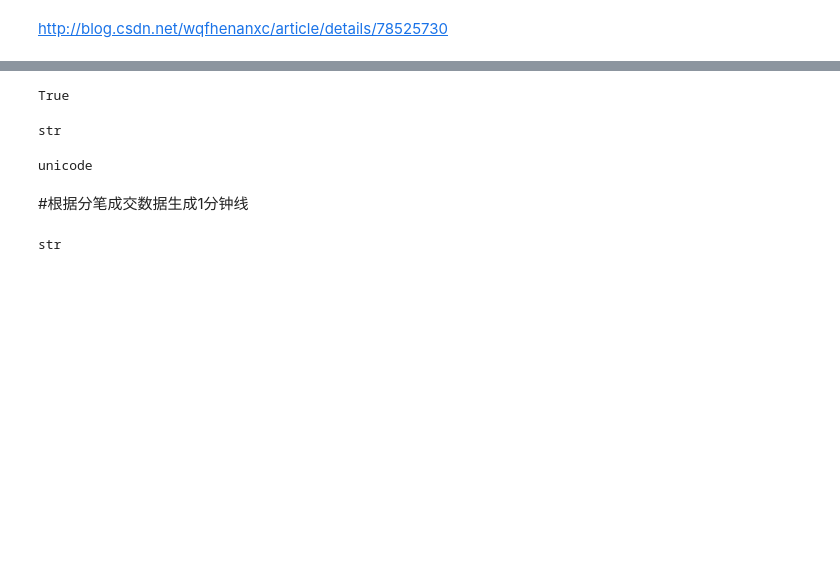
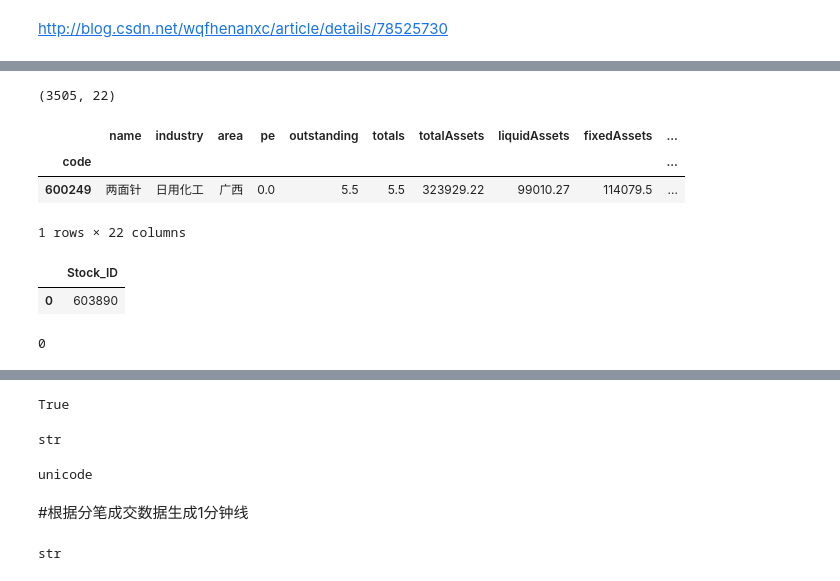
Before and after one commit to Audrey-Zhang/trading, a Jupyter notebook: tushare_tick_1M.ipynb, the cells around one changed output, grey strips where cells are left out. Cells and saved outputs as stored; diff of their text form; code cells hidden in the pictures; blank space fills up the shorter version.

```diff
--- a/tushare_tick_1M.ipynb
+++ b/tushare_tick_1M.ipynb
@@ -14 +14,4 @@ engine = create_engine("mssql+pymssql://CENTALINE\zhangyun29:sh.8888@./invest")
 cnx = engine.connect()
+# %%
+%%time
+df_l = ts.get_stock_basics()
@@ -14,0 +20,11 @@ cnx = engine.connect()
+# %%
+df_l.shape
+# %% [output]
+(3505, 22)
+# %%
+df_l.head(1)
+# %% [output]
+|  | name | industry | area | pe | outstanding | totals | totalAssets | liquidAssets | fixedAssets | ... |
+| code |  |  |  |  |  |  |  |  |  | ... |
+| 600249 | 两面针 | 日用化工 | 广西 | 0.0 | 5.5 | 5.5 | 323929.22 | 99010.27 | 114079.5 | ... |
+1 rows × 22 columns
@@ -14,0 +34,12 @@ cnx = engine.connect()
+# %%
+df_exist.head(1)
+# %% [output]
+|  | Stock_ID |
+| 0 | 603890 |
+# %%
+s1 = set(df_l.index);
+s2 = set(df_exist['Stock_ID'])
+new = s1 - s2
+len(new)
+# %% [output]
+0
```
Also changed, not shown: parts of 6 cells of this notebook, 8 other files.
